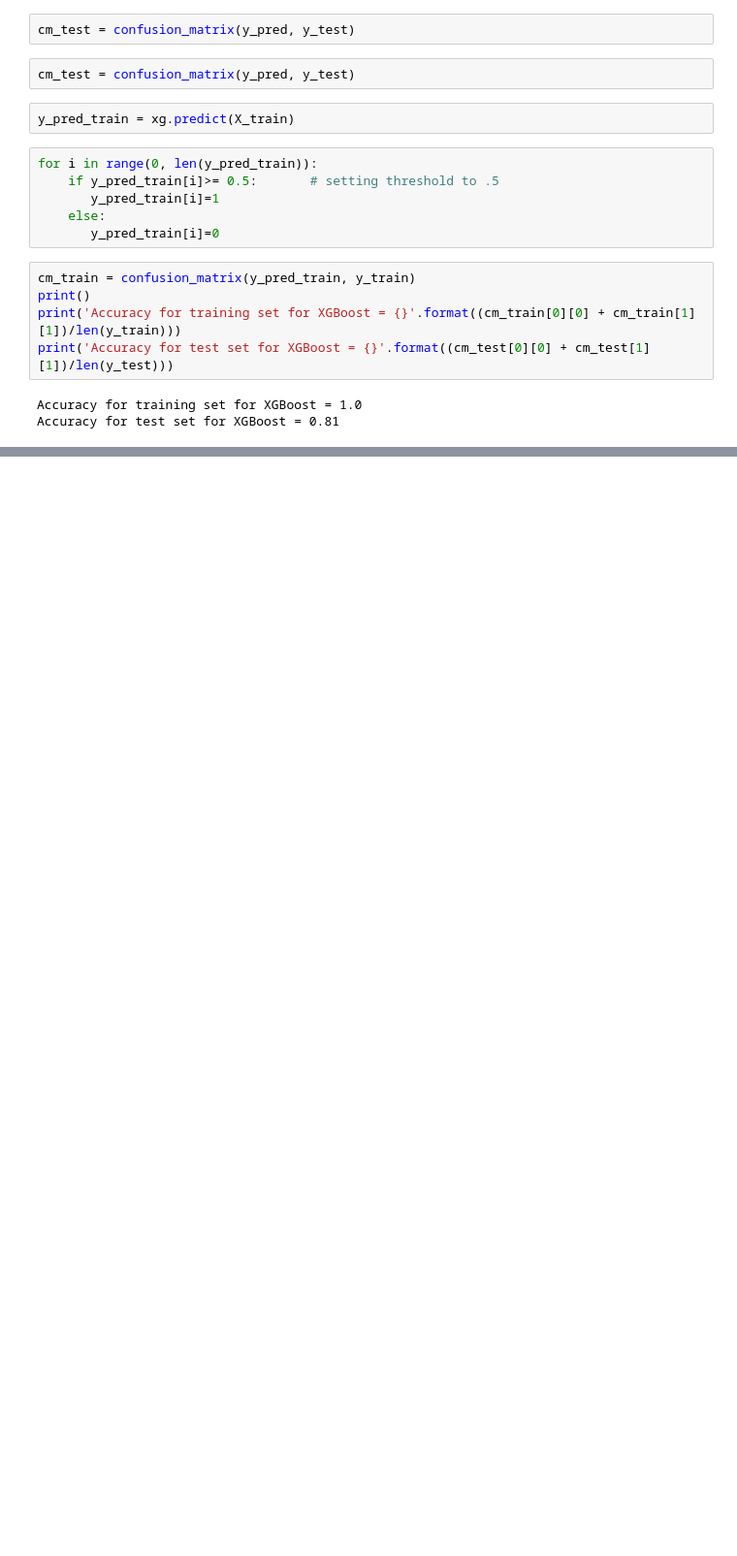
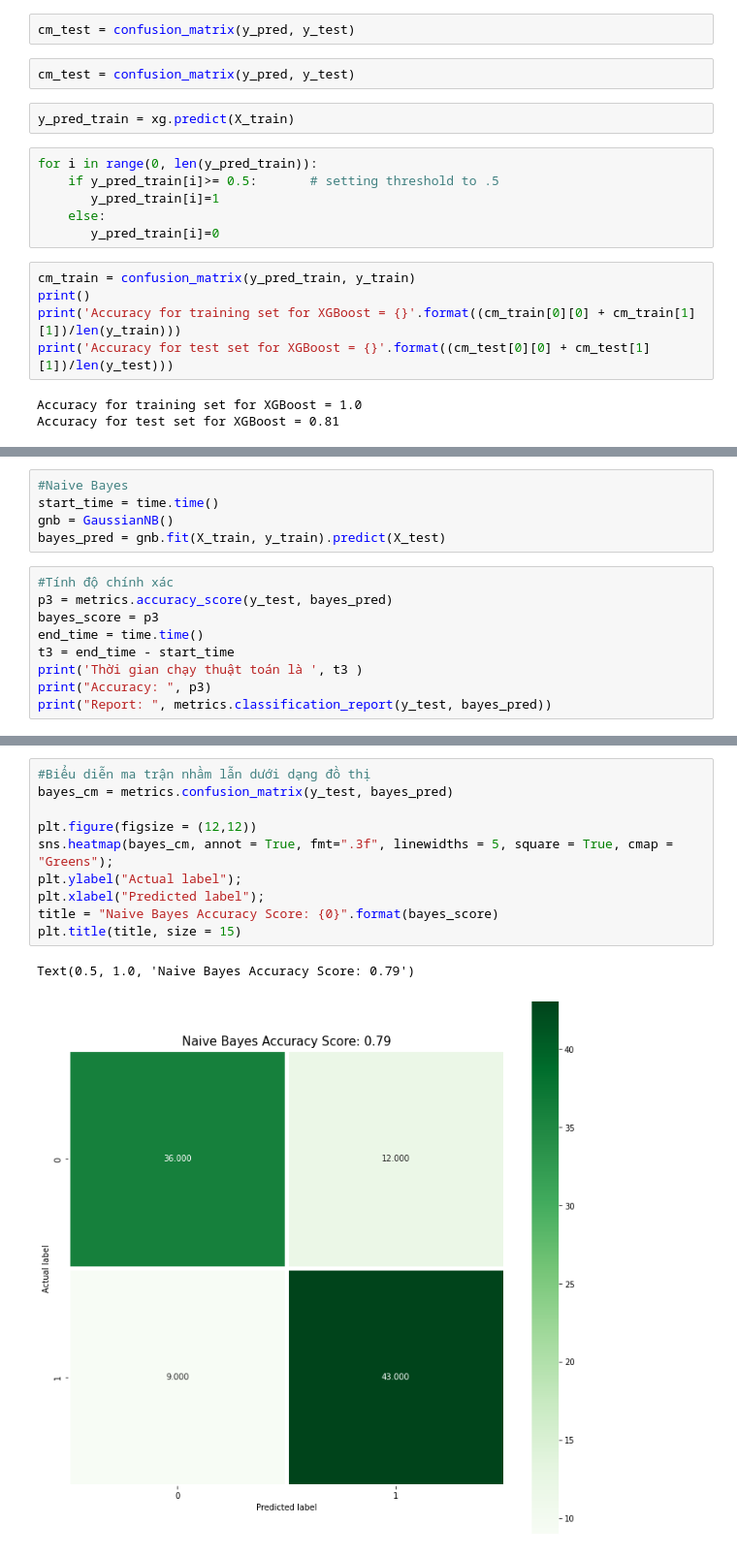
Before and after one commit to khaTruongIT/decision_system_health, a Jupyter notebook: Code.ipynb, the cells around one changed output, grey strips where cells are left out. Shown: that part at 97% size. Cells and saved outputs as stored; diff of their text form; blank space fills up the shorter version.

```diff
--- a/Code.ipynb
+++ b/Code.ipynb
@@ -424,0 +519,14 @@ Accuracy for test set for XGBoost = 0.81
+# %%
+#Naive Bayes
+start_time = time.time()
+gnb = GaussianNB()
+bayes_pred = gnb.fit(X_train, y_train).predict(X_test)
+# %%
+#Tính độ chính xác
+p3 = metrics.accuracy_score(y_test, bayes_pred)
+bayes_score = p3
+end_time = time.time()
+t3 = end_time - start_time
+print('Thời gian chạy thuật toán là ', t3 )
+print("Accuracy: ", p3)
+print("Report: ", metrics.classification_report(y_test, bayes_pred))
@@ -424,0 +544,13 @@ Accuracy for test set for XGBoost = 0.81
+# %%
+#Biểu diễn ma trận nhầm lẫn dưới dạng đồ thị
+bayes_cm = metrics.confusion_matrix(y_test, bayes_pred)
+
+plt.figure(figsize = (12,12))
+sns.heatmap(bayes_cm, annot = True, fmt=".3f", linewidths = 5, square = True, cmap = "Greens");
+plt.ylabel("Actual label");
+plt.xlabel("Predicted label");
+title = "Naive Bayes Accuracy Score: {0}".format(bayes_score)
+plt.title(title, size = 15)
+# %% [output]
+Text(0.5, 1.0, 'Naive Bayes Accuracy Score: 0.79')
+[figure, added]
```
Also changed, not shown: parts of 28 cells of this notebook, 1 other file.
